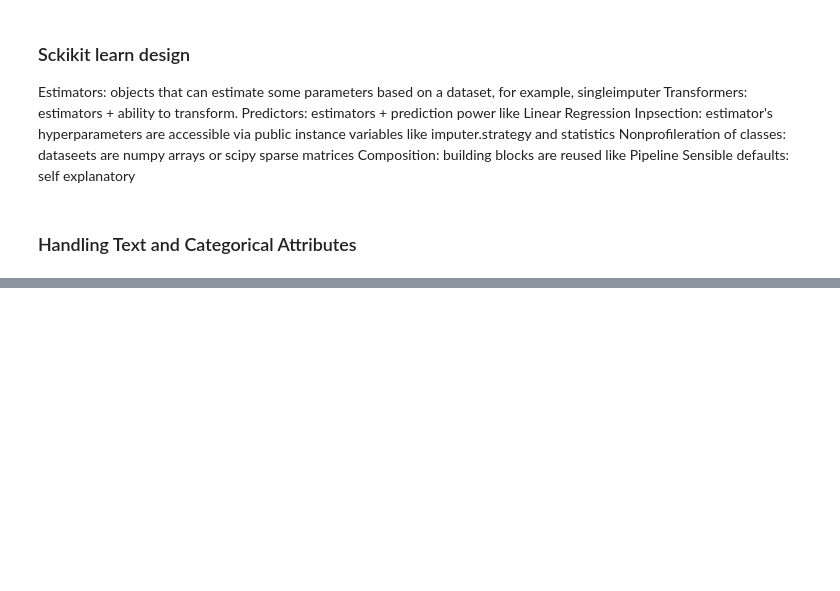
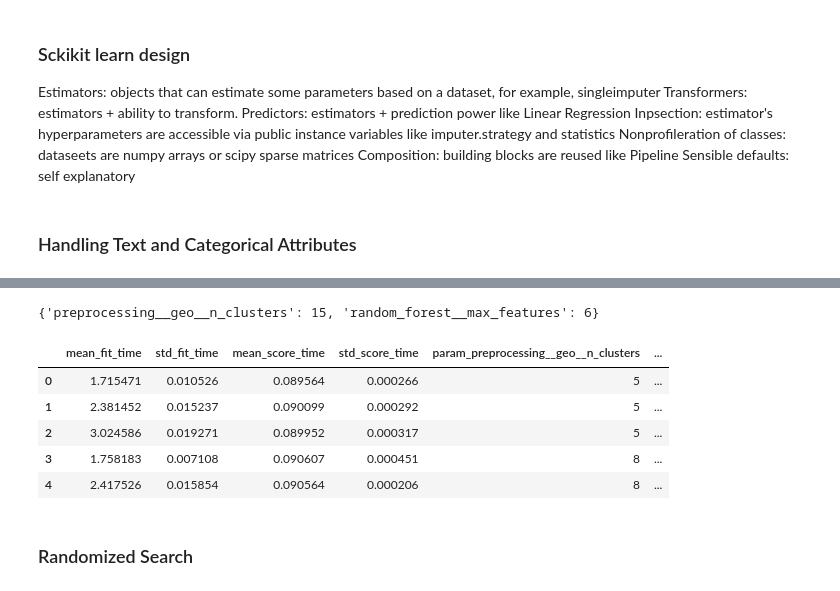
Before and after one commit to jtschet1/mastery, a Jupyter notebook: textbook/hands_on_ml/ch02-end-to-end-machine-learning-project/notes.ipynb, the cells around one changed output, grey strips where cells are left out. Saved outputs shown, nothing was run; the diff lists cells and outputs as text; code cells hidden in the pictures; blank space fills up the shorter version.

```diff
--- a/textbook/hands_on_ml/ch02-end-to-end-machine-learning-project/notes.ipynb
+++ b/textbook/hands_on_ml/ch02-end-to-end-machine-learning-project/notes.ipynb
@@ -254,0 +675,4 @@ Sensible defaults: self explanatory
+# %%
+housing_prepared = preprocessing.fit_transform(housing)
+housing_prepared.shape
+preprocessing.get_feature_names_out()
@@ -254,0 +696,3 @@ Sensible defaults: self explanatory
+# %%
+lin_reg = make_pipeline(preprocessing, LinearRegression())
+lin_reg.fit(housing, housing_labels)
@@ -254,0 +731,3 @@ Sensible defaults: self explanatory
+# %%
+tree_reg = make_pipeline(preprocessing, DecisionTreeRegressor(random_state=42))
+tree_reg.fit(housing, housing_labels)
@@ -254,0 +794,14 @@ Sensible defaults: self explanatory
+# %%
+full_pipeline = Pipeline([
+("preprocessing", preprocessing),
+("random_forest", RandomForestRegressor(random_state=42)),
+])
+param_grid = [
+{'preprocessing__geo__n_clusters': [5, 8, 10],
+'random_forest__max_features': [4, 6, 8]},
+{'preprocessing__geo__n_clusters': [10, 15],
+'random_forest__max_features': [6, 8, 10]},
+]
+grid_search = GridSearchCV(full_pipeline, param_grid, cv=3,
+scoring='neg_root_mean_squared_error')
+grid_search.fit(housing, housing_labels)
@@ -254,0 +828,16 @@ Sensible defaults: self explanatory
+# %%
+grid_search.best_params_
+# %% [output]
+{'preprocessing__geo__n_clusters': 15, 'random_forest__max_features': 6}
+# %%
+cv_results = pd.DataFrame(grid_search.cv_results_)
+cv_results.head()
+# %% [output]
+|  | mean_fit_time | std_fit_time | mean_score_time | std_score_time | param_preprocessing__geo__n_clusters | ... |
+| 0 | 1.715471 | 0.010526 | 0.089564 | 0.000266 | 5 | ... |
+| 1 | 2.381452 | 0.015237 | 0.090099 | 0.000292 | 5 | ... |
+| 2 | 3.024586 | 0.019271 | 0.089952 | 0.000317 | 5 | ... |
+| 3 | 1.758183 | 0.007108 | 0.090607 | 0.000451 | 8 | ... |
+| 4 | 2.417526 | 0.015854 | 0.090564 | 0.000206 | 8 | ... |
+# %% [markdown]
+### Randomized Search
```
Also changed, not shown: parts of 86 cells of this notebook.
